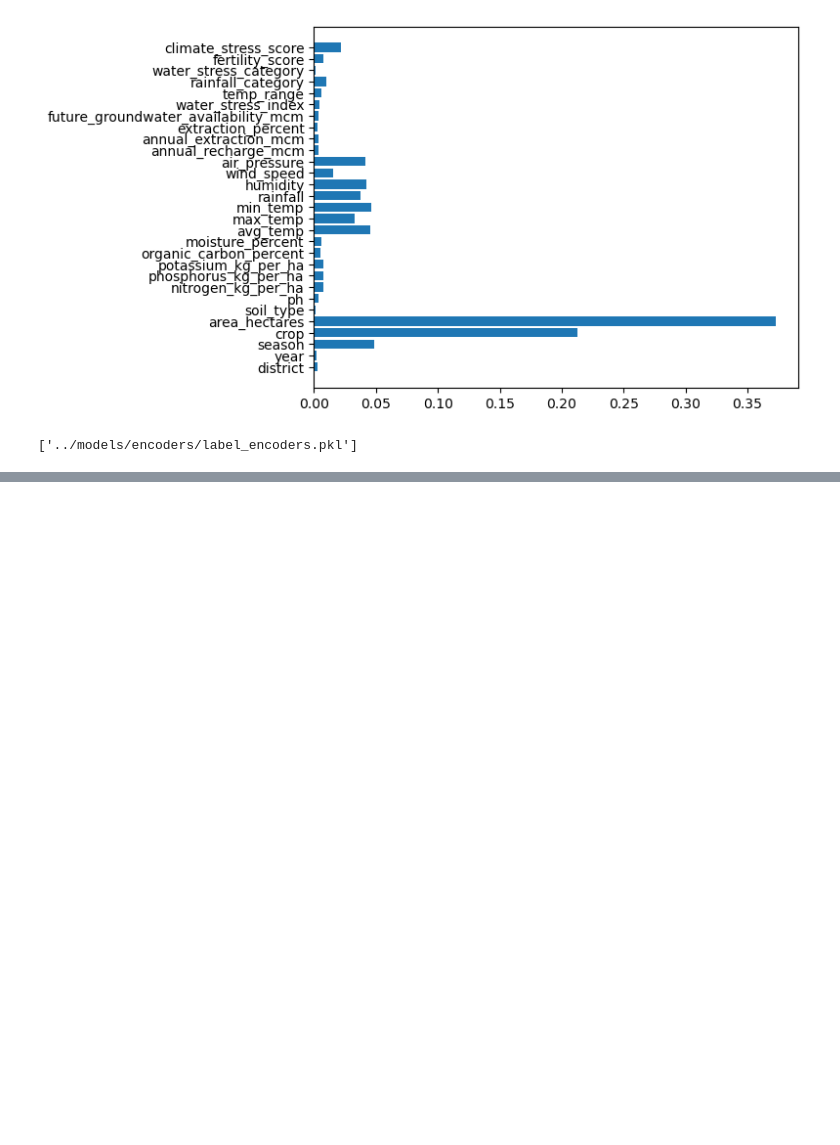
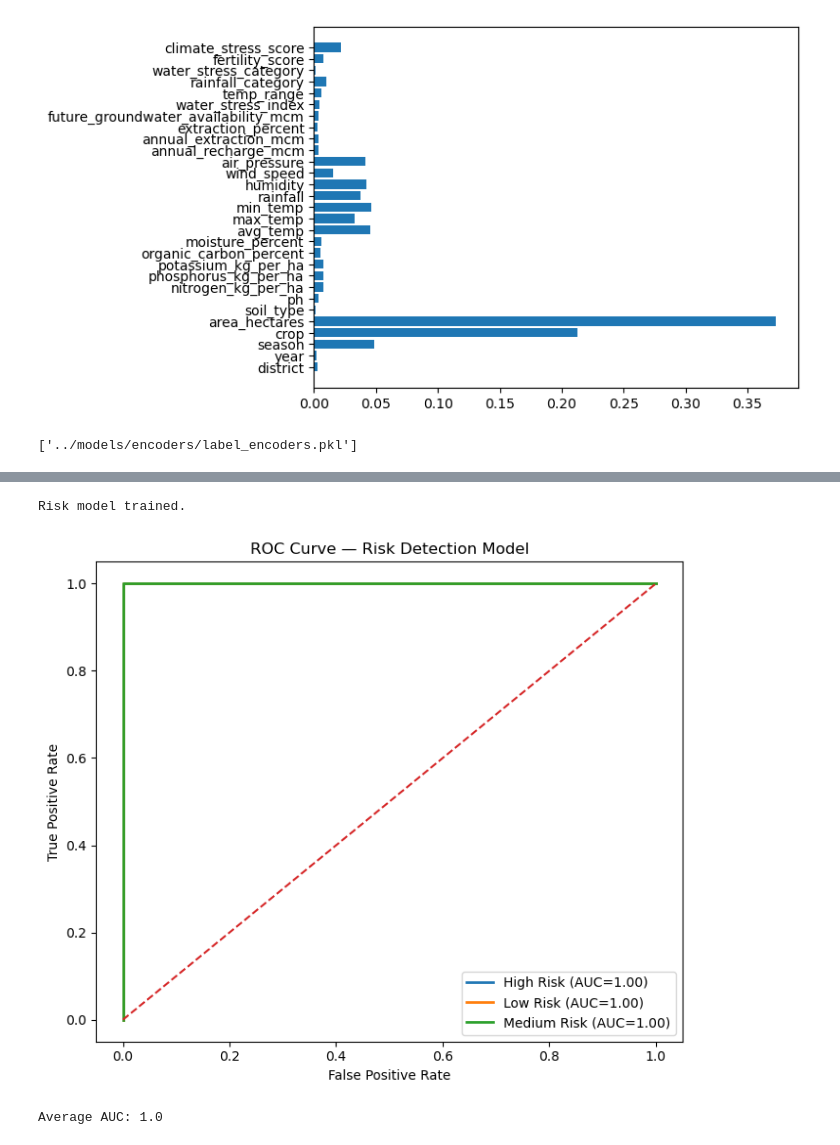
Before and after one commit to SarangAhlawat/KhetiMitra, a Jupyter notebook: notebooks/ML_Models.ipynb, the cells around one changed output, grey strips where cells are left out. Cells and saved outputs as stored; diff of their text form; code cells hidden in the pictures; blank space fills up the shorter version.

```diff
--- a/notebooks/ML_Models.ipynb
+++ b/notebooks/ML_Models.ipynb
@@ -264,0 +536,80 @@ joblib.dump(
+# %%
+from sklearn.ensemble import RandomForestClassifier
+
+risk_model = RandomForestClassifier(
+    n_estimators=100,
+    random_state=42
+)
+
+risk_model.fit(
+    X_train_risk,
+    y_train_risk
+)
+
+print("Risk model trained.")
+# %% [output]
+Risk model trained.
+# %%
+from sklearn.preprocessing import label_binarize
+from sklearn.metrics import roc_curve, auc, roc_auc_score
+import matplotlib.pyplot as plt
+
+# Predict probabilities
+
+y_prob_risk = risk_model.predict_proba(X_test_risk)
+
+# Get class names
+
+risk_classes = risk_model.classes_
+
+# Convert labels to binary
+
+y_test_bin = label_binarize(
+    y_test_risk,
+    classes=risk_classes
+)
+
+plt.figure(figsize=(7,6))
+
+auc_values = []
+
+for i in range(len(risk_classes)):
+
+    fpr, tpr, _ = roc_curve(
+        y_test_bin[:, i],
+        y_prob_risk[:, i]
+    )
+
+    roc_auc = auc(fpr, tpr)
+
+    auc_values.append(roc_auc)
+
+    plt.plot(
+        fpr,
+        tpr,
+        linewidth=2,
+        label=f"{risk_classes[i]} (AUC={roc_auc:.2f})"
+    )
+
+# Random baseline
+
+plt.plot([0,1],[0,1], linestyle="--")
+
+plt.xlabel("False Positive Rate")
+plt.ylabel("True Positive Rate")
+
+plt.title("ROC Curve — Risk Detection Model")
+
+plt.legend()
+
+plt.tight_layout()
+plt.show()
+
+# Print average AUC
+
+avg_auc = sum(auc_values) / len(auc_values)
+
+print("Average AUC:", avg_auc)
+# %% [output]
+[figure, added]
+Average AUC: 1.0
```
Also changed, not shown: parts of 15 cells of this notebook, 4 other files.
